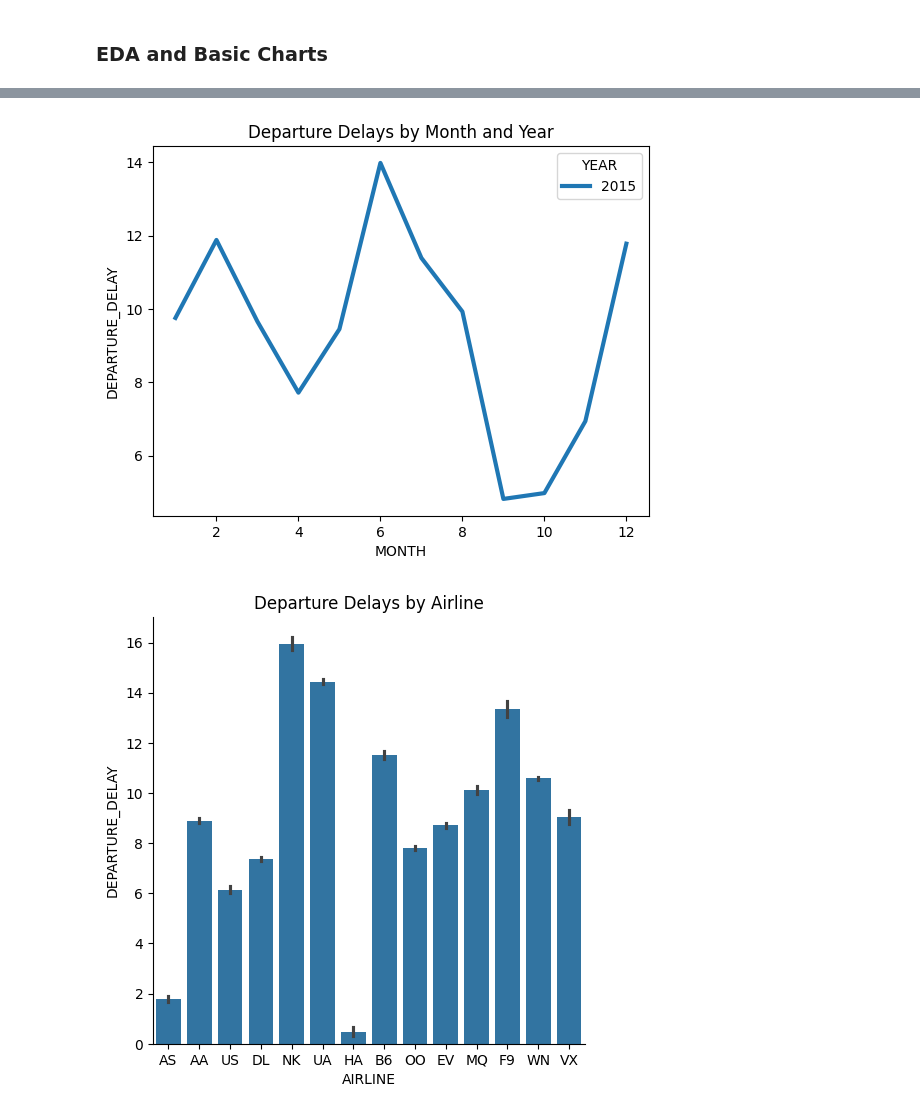
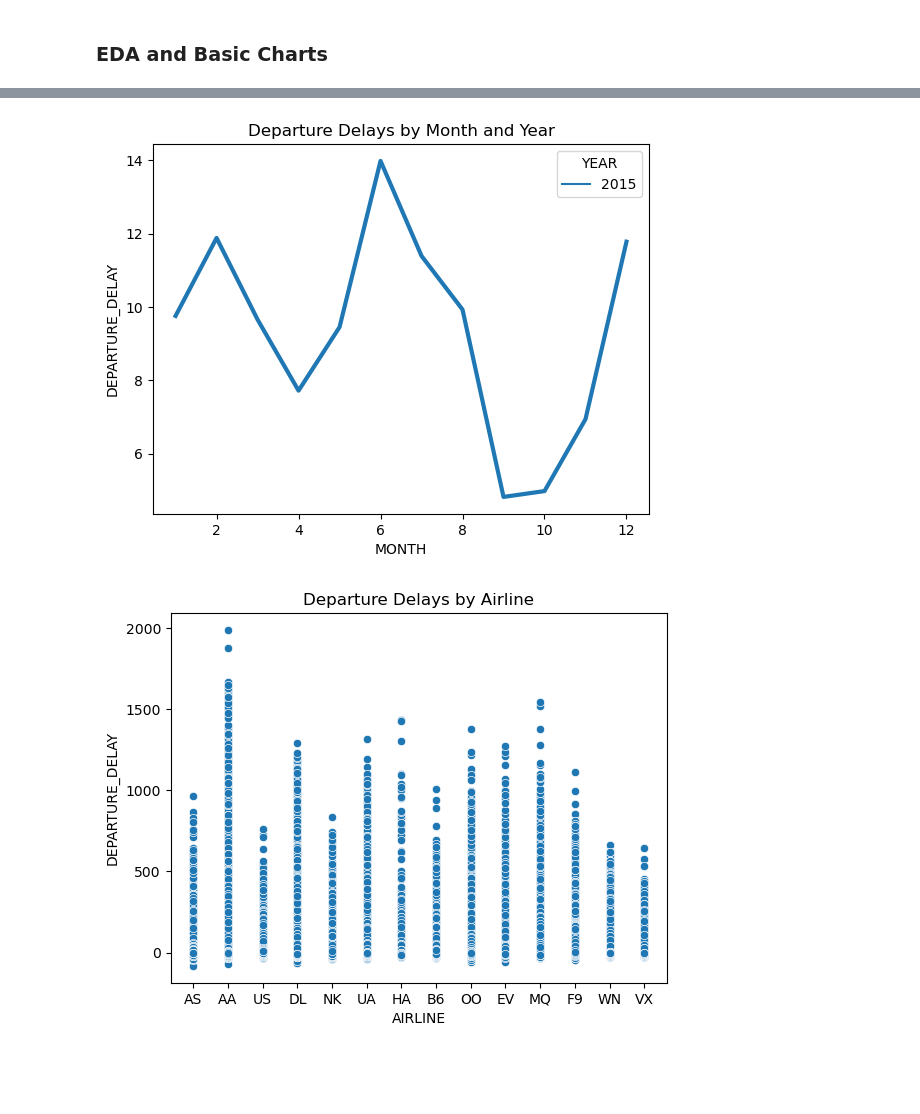
Before and after one commit to ribesh9/data-science, a Jupyter notebook: EDA_PREPROCESSING.ipynb, the cells around one changed output, grey strips where cells are left out. Saved outputs shown, nothing was run; the diff lists cells and outputs as text; code cells hidden in the pictures; blank space fills up the shorter version.

```diff
--- a/EDA_PREPROCESSING.ipynb
+++ b/EDA_PREPROCESSING.ipynb
@@ -68,7 +77,7 @@ airline_flight_data[[columns[7],columns[8]]]
 # %% [markdown]
 Let's re-read the data with consistent data type.
 # %%
-airline_flight_data = pd.read_csv("Flight Data/flights.csv",  dtype = {'ORIGIN_AIRPORT':str,'DESTINATION_AIRPORT':str})
+airline_flight_data = pd.read_csv(r"D:\Data Mining\flights.csv",  dtype = {'ORIGIN_AIRPORT':str,'DESTINATION_AIRPORT':str})
 # %% [markdown]
 We can see that the warning has been mitigated now.
 # %% [markdown]
@@ -492,10 +500,10 @@ sns.lineplot(data=airline_flight_data, x='MONTH', y='DEPARTURE_DELAY', hue='YEAR
 plt.title('Departure Delays by Month and Year')
 plt.show()
 # %% [output]
-[figure, old version]
+[figure, new version]
 # %%
-sns.catplot(data=airline_flight_data, x='AIRLINE', y='DEPARTURE_DELAY', kind='bar')
+sns.scatterplot(data=airline_flight_data, x='AIRLINE', y='DEPARTURE_DELAY')
 plt.title('Departure Delays by Airline')
 plt.show()
 # %% [output]
-[figure, old version]
+[figure, new version]
```
Also changed, not shown: parts of 3 cells of this notebook, 1 other file.
